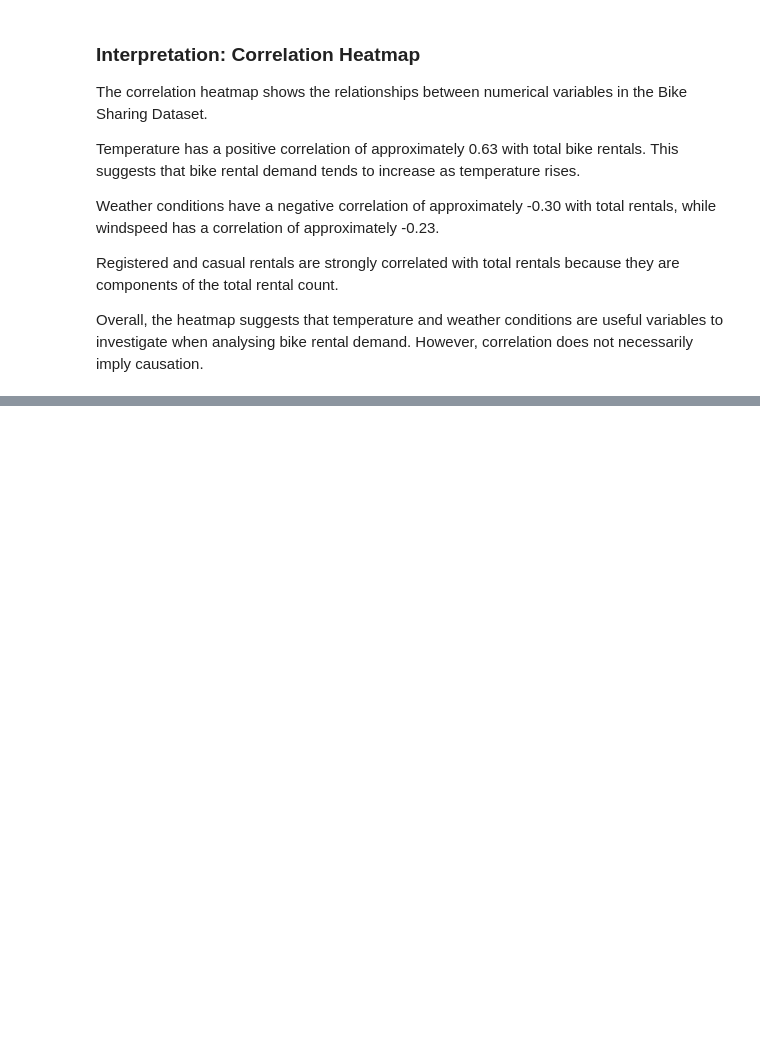
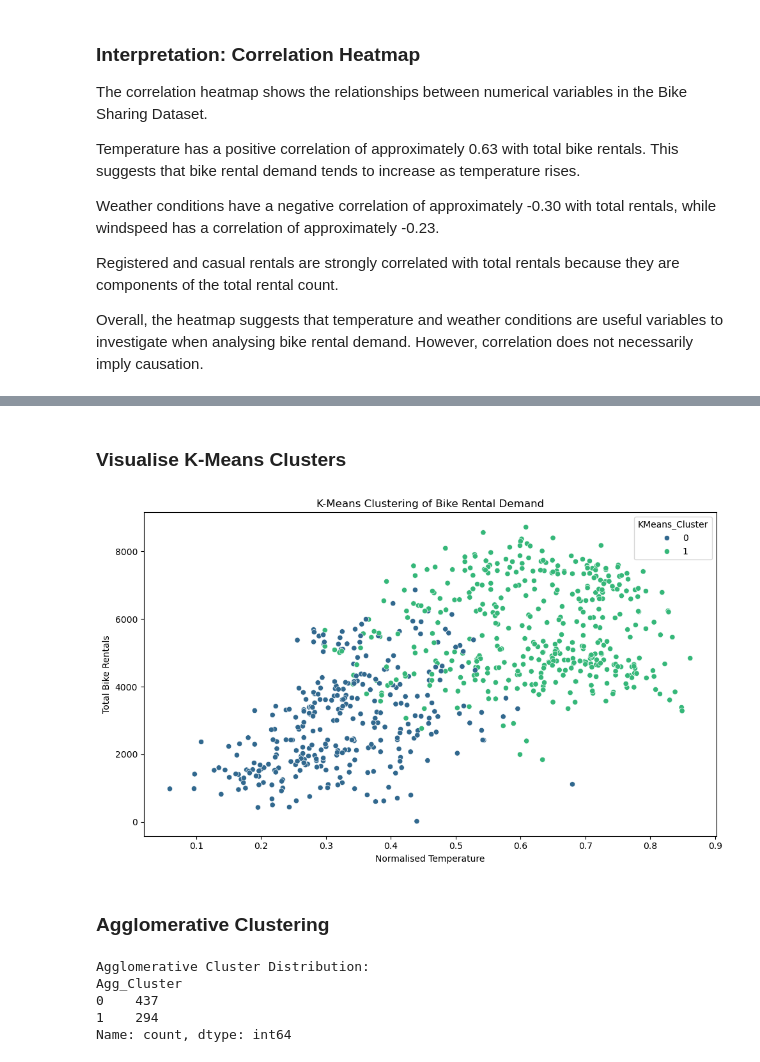
Before and after one commit to 2026059-rgb/CA1-2026059, a Jupyter notebook: notebooks/Khishigjargal_Burmaa_ca1-machine_learning_for_business.ipynb, the cells around one changed output, grey strips where cells are left out. Saved outputs shown, nothing was run; the diff lists cells and outputs as text; code cells hidden in the pictures; blank space fills up the shorter version.

```diff
--- a/notebooks/Khishigjargal_Burmaa_ca1-machine_learning_for_business.ipynb
+++ b/notebooks/Khishigjargal_Burmaa_ca1-machine_learning_for_business.ipynb
@@ -196,0 +358,39 @@ Overall, the heatmap suggests that temperature and weather conditions are useful
+# %% [markdown]
+### Visualise K-Means Clusters
+# %%
+plt.figure(figsize=(10, 6))
+
+sns.scatterplot(
+    data=df,
+    x="temp",
+    y="cnt",
+    hue="KMeans_Cluster",
+    palette="viridis"
+)
+
+plt.title("K-Means Clustering of Bike Rental Demand")
+plt.xlabel("Normalised Temperature")
+plt.ylabel("Total Bike Rentals")
+plt.tight_layout()
+plt.show()
+# %% [output]
+[figure, added]
+# %% [markdown]
+### Agglomerative Clustering
+# %%
+from sklearn.cluster import AgglomerativeClustering
+
+agg_model = AgglomerativeClustering(
+    n_clusters=best_k
+)
+
+df["Agg_Cluster"] = agg_model.fit_predict(X_scaled)
+
+print("Agglomerative Cluster Distribution:")
+print(df["Agg_Cluster"].value_counts().sort_index())
+# %% [output]
+Agglomerative Cluster Distribution:
+Agg_Cluster
+0    437
+1    294
+Name: count, dtype: int64
```
Also changed, not shown: parts of 16 cells of this notebook.
